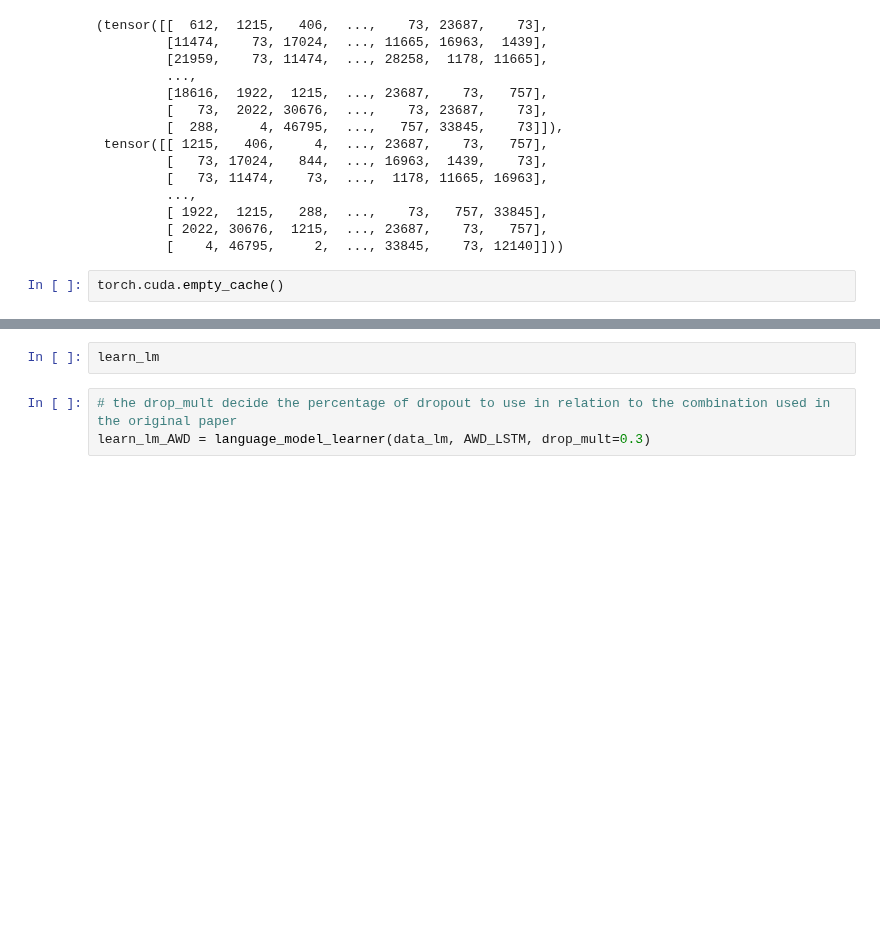
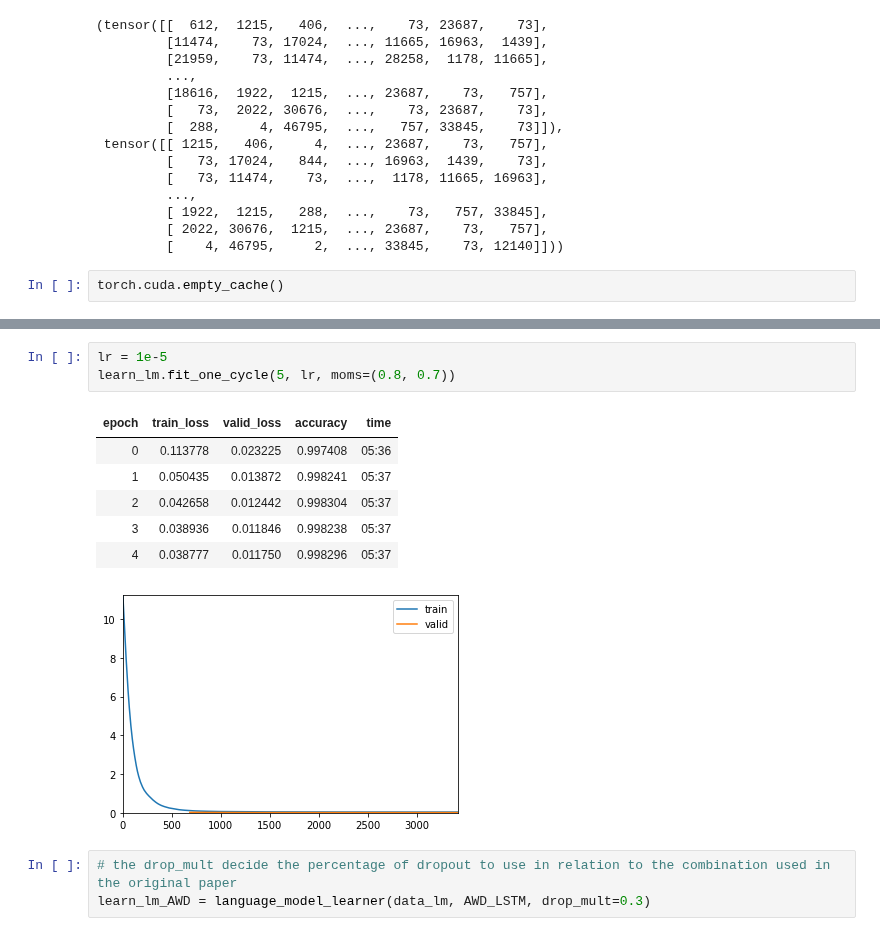
Before and after one commit to Sylar257/Transformers-in-NLP, a Jupyter notebook: Implement various Transformers with FastAI.ipynb, the cells around one changed output, grey strips where cells are left out. Cells and saved outputs as stored; diff of their text form; blank space fills up the shorter version.

Commit message:
finish training encoder

```diff
--- a/Implement various Transformers with FastAI.ipynb
+++ b/Implement various Transformers with FastAI.ipynb
@@ -773,8 +794,17 @@ LR Finder is complete, type {learner_name}.recorder.plot() to see the graph.
 Min numerical gradient: 1.20E-05
 Min loss divided by 10: 2.75E-05
 [figure]
-# %%
-learn_lm
+# %%
+lr = 1e-5
+learn_lm.fit_one_cycle(5, lr, moms=(0.8, 0.7))
+# %% [output]
+| epoch | train_loss | valid_loss | accuracy | time |
+| 0 | 0.113778 | 0.023225 | 0.997408 | 05:36 |
+| 1 | 0.050435 | 0.013872 | 0.998241 | 05:37 |
+| 2 | 0.042658 | 0.012442 | 0.998304 | 05:37 |
+| 3 | 0.038936 | 0.011846 | 0.998238 | 05:37 |
+| 4 | 0.038777 | 0.011750 | 0.998296 | 05:37 |
+[figure, added]
 # %%
 # the drop_mult decide the percentage of dropout to use in relation to the combination used in the original paper
 learn_lm_AWD = language_model_learner(data_lm, AWD_LSTM, drop_mult=0.3)
```
Also changed, not shown: parts of 6 cells of this notebook.
